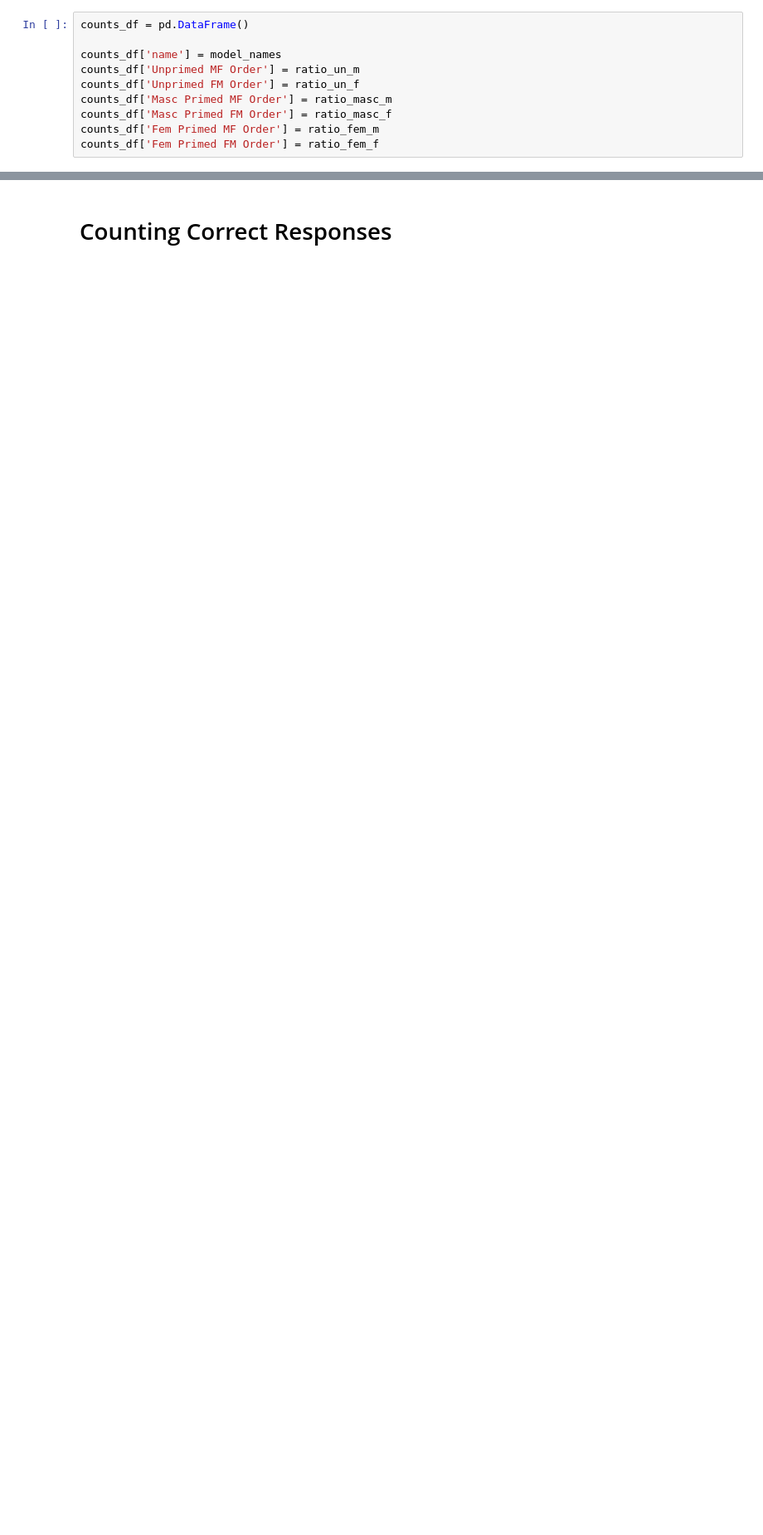
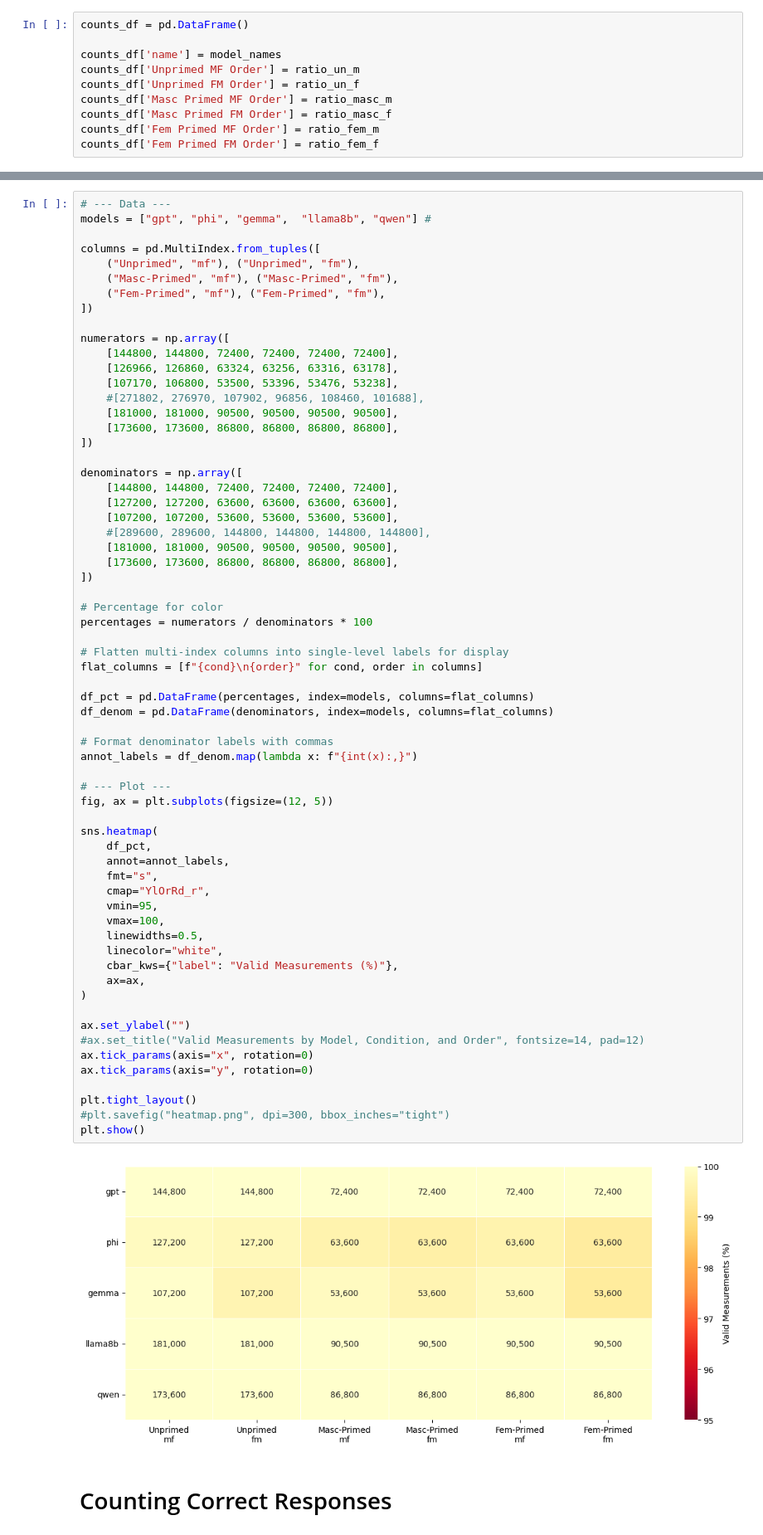
Before and after one commit to sagarkumar16/winogender_contextuality, a Jupyter notebook: notebooks/12-sk-metaprompting.ipynb, the cells around one changed output, grey strips where cells are left out. Shown at 83% size. Saved outputs shown, nothing was run; the diff lists cells and outputs as text; blank space fills up the shorter version.

```diff
--- a/notebooks/12-sk-metaprompting.ipynb
+++ b/notebooks/12-sk-metaprompting.ipynb
@@ -300,3 +317,69 @@ counts_df
+# %%
+# --- Data ---
+models = ["gpt", "phi", "gemma",  "llama8b", "qwen"] #
+
+columns = pd.MultiIndex.from_tuples([
+    ("Unprimed", "mf"), ("Unprimed", "fm"),
+    ("Masc-Primed", "mf"), ("Masc-Primed", "fm"),
+    ("Fem-Primed", "mf"), ("Fem-Primed", "fm"),
+])
+
+numerators = np.array([
+    [144800, 144800, 72400, 72400, 72400, 72400],
+    [126966, 126860, 63324, 63256, 63316, 63178],
+    [107170, 106800, 53500, 53396, 53476, 53238],
+    #[271802, 276970, 107902, 96856, 108460, 101688],
+    [181000, 181000, 90500, 90500, 90500, 90500],
+    [173600, 173600, 86800, 86800, 86800, 86800],
+])
+
+denominators = np.array([
+    [144800, 144800, 72400, 72400, 72400, 72400],
+    [127200, 127200, 63600, 63600, 63600, 63600],
+    [107200, 107200, 53600, 53600, 53600, 53600],
+    #[289600, 289600, 144800, 144800, 144800, 144800],
+    [181000, 181000, 90500, 90500, 90500, 90500],
+    [173600, 173600, 86800, 86800, 86800, 86800],
+])
+
+# Percentage for color
+percentages = numerators / denominators * 100
+
+# Flatten multi-index columns into single-level labels for display
+flat_columns = [f"{cond}\n{order}" for cond, order in columns]
+
+df_pct = pd.DataFrame(percentages, index=models, columns=flat_columns)
+df_denom = pd.DataFrame(denominators, index=models, columns=flat_columns)
+
+# Format denominator labels with commas
+annot_labels = df_denom.map(lambda x: f"{int(x):,}")
+
+# --- Plot ---
+fig, ax = plt.subplots(figsize=(12, 5))
+
+sns.heatmap(
+    df_pct,
+    annot=annot_labels,
+    fmt="s",
+    cmap="YlOrRd_r",
+    vmin=95,
+    vmax=100,
+    linewidths=0.5,
+    linecolor="white",
+    cbar_kws={"label": "Valid Measurements (%)"},
+    ax=ax,
+)
+
+ax.set_ylabel("")
+#ax.set_title("Valid Measurements by Model, Condition, and Order", fontsize=14, pad=12)
+ax.tick_params(axis="x", rotation=0)
+ax.tick_params(axis="y", rotation=0)
+
+plt.tight_layout()
+#plt.savefig("heatmap.png", dpi=300, bbox_inches="tight")
+plt.show()
+# %% [output]
+[figure, added]
 # %% [markdown]
 # Counting Correct Responses
 # %% [raw]
```
Also changed, not shown: parts of 11 cells of this notebook, 5 other files.
